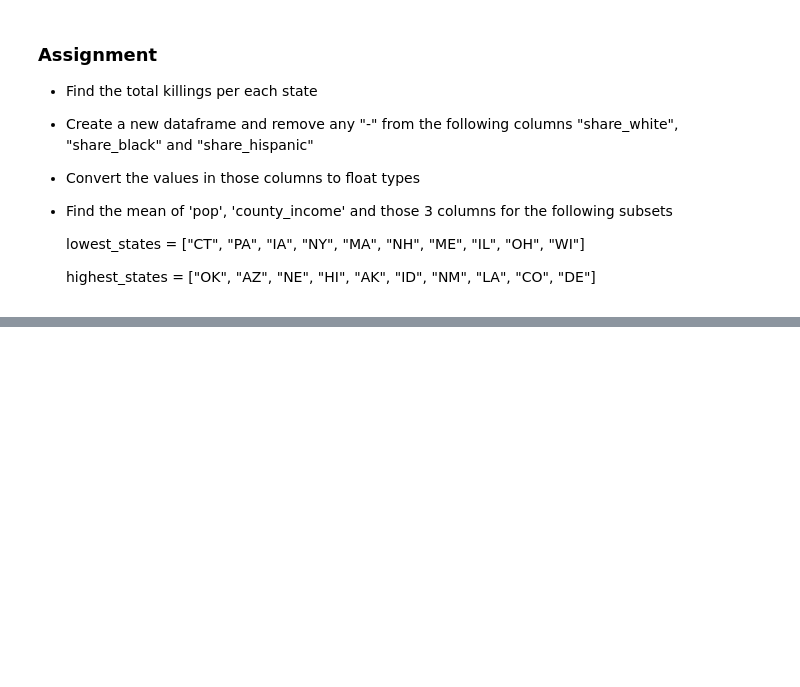
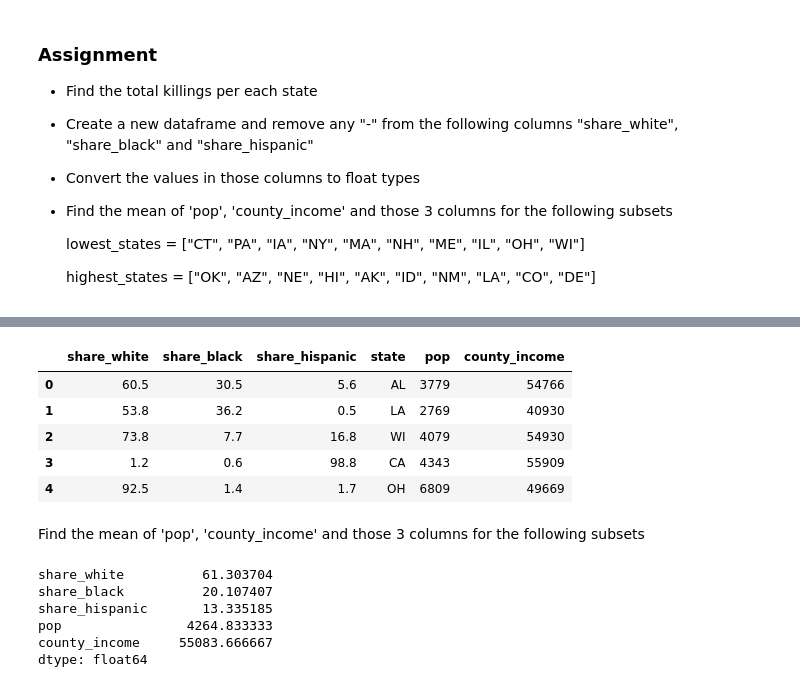
Before and after one commit to mudspringhiker/foundations, a Jupyter notebook: 07_Python_Data_Analysis/police_killings/police.ipynb, the cells around one changed output, grey strips where cells are left out. Cells and saved outputs as stored; diff of their text form; code cells hidden in the pictures; blank space fills up the shorter version.

```diff
--- a/07_Python_Data_Analysis/police_killings/police.ipynb
+++ b/07_Python_Data_Analysis/police_killings/police.ipynb
@@ -129,0 +180,2 @@ Name: p_income, dtype: object
+# %%
+df = data[[ "share_white", "share_black", "share_hispanic"]]
@@ -129,0 +191,2 @@ Name: p_income, dtype: object
+# %%
+df = df.astype(float)
@@ -129,0 +204,2 @@ Name: p_income, dtype: object
+# %%
+df['state'] = data.state
@@ -129,0 +215,14 @@ Name: p_income, dtype: object
+# %%
+df['pop'] = data['pop'].astype(int)
+df["county_income"] = data['county_income'].astype(int)
+# %%
+df.head()
+# %% [output]
+|  | share_white | share_black | share_hispanic | state | pop | county_income |
+| 0 | 60.5 | 30.5 | 5.6 | AL | 3779 | 54766 |
+| 1 | 53.8 | 36.2 | 0.5 | LA | 2769 | 40930 |
+| 2 | 73.8 | 7.7 | 16.8 | WI | 4079 | 54930 |
+| 3 | 1.2 | 0.6 | 98.8 | CA | 4343 | 55909 |
+| 4 | 92.5 | 1.4 | 1.7 | OH | 6809 | 49669 |
+# %% [markdown]
+Find the mean of 'pop', 'county_income' and those 3 columns for the following subsets
@@ -129,0 +234,9 @@ Name: p_income, dtype: object
+# %%
+df[mask_lowest_states].mean()
+# %% [output]
+share_white          61.303704
+share_black          20.107407
+share_hispanic       13.335185
+pop                4264.833333
+county_income     55083.666667
+dtype: float64
```
Also changed, not shown: parts of 12 cells of this notebook.
